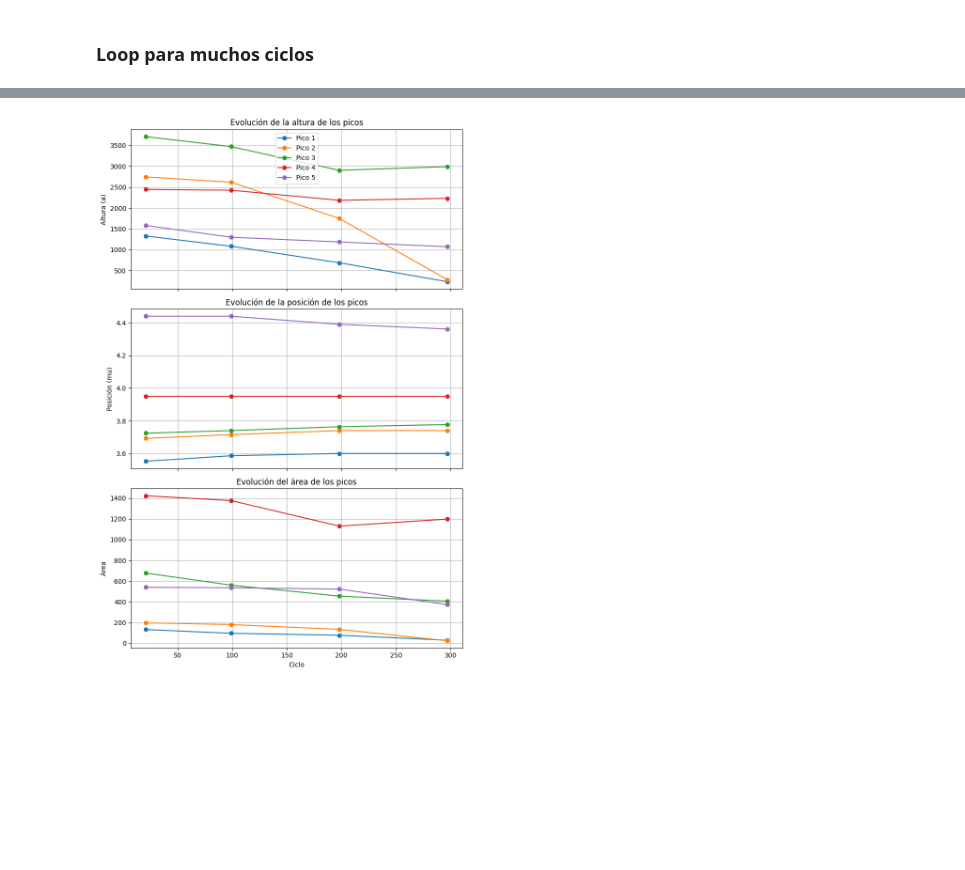
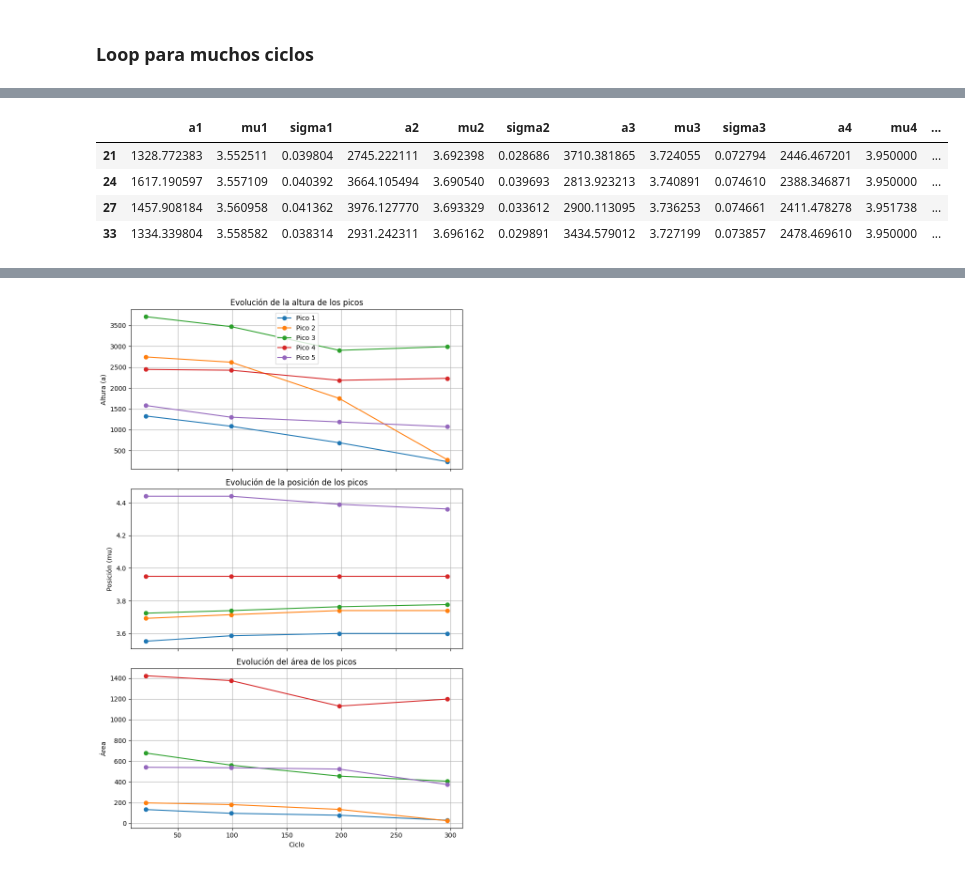
Before and after one commit to majodomenech/proc-icdv, a Jupyter notebook: prueba-gauss-variosciclos.ipynb, the cells around one changed output, grey strips where cells are left out. Saved outputs shown, nothing was run; the diff lists cells and outputs as text; code cells hidden in the pictures; blank space fills up the shorter version.

```diff
--- a/prueba-gauss-variosciclos.ipynb
+++ b/prueba-gauss-variosciclos.ipynb
@@ -248,3 +271,11 @@ Ajustes terminados. Resultados guardados en './output/parametros_ajustes.csv'
+# %%
+df_final.head()
+# %% [output]
+|  | a1 | mu1 | sigma1 | a2 | mu2 | sigma2 | a3 | mu3 | sigma3 | a4 | mu4 | ... |
+| 21 | 1328.772383 | 3.552511 | 0.039804 | 2745.222111 | 3.692398 | 0.028686 | 3710.381865 | 3.724055 | 0.072794 | 2446.467201 | 3.950000 | ... |
+| 24 | 1617.190597 | 3.557109 | 0.040392 | 3664.105494 | 3.690540 | 0.039693 | 2813.923213 | 3.740891 | 0.074610 | 2388.346871 | 3.950000 | ... |
+| 27 | 1457.908184 | 3.560958 | 0.041362 | 3976.127770 | 3.693329 | 0.033612 | 2900.113095 | 3.736253 | 0.074661 | 2411.478278 | 3.951738 | ... |
+| 33 | 1334.339804 | 3.558582 | 0.038314 | 2931.242311 | 3.696162 | 0.029891 | 3434.579012 | 3.727199 | 0.073857 | 2478.469610 | 3.950000 | ... |
 # %%
 import matplotlib.cm as cm
 
```
Also changed, not shown: parts of 4 cells of this notebook.
